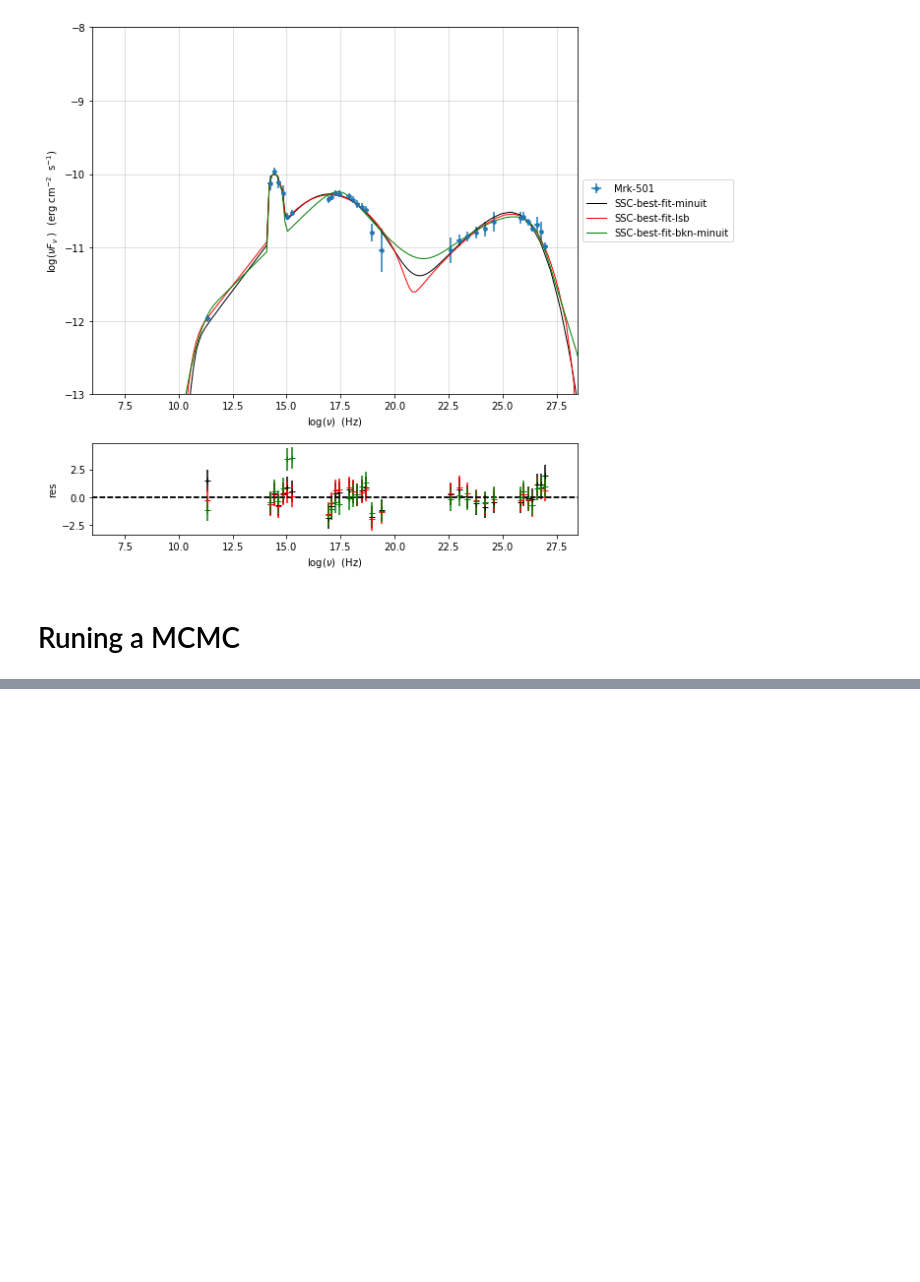
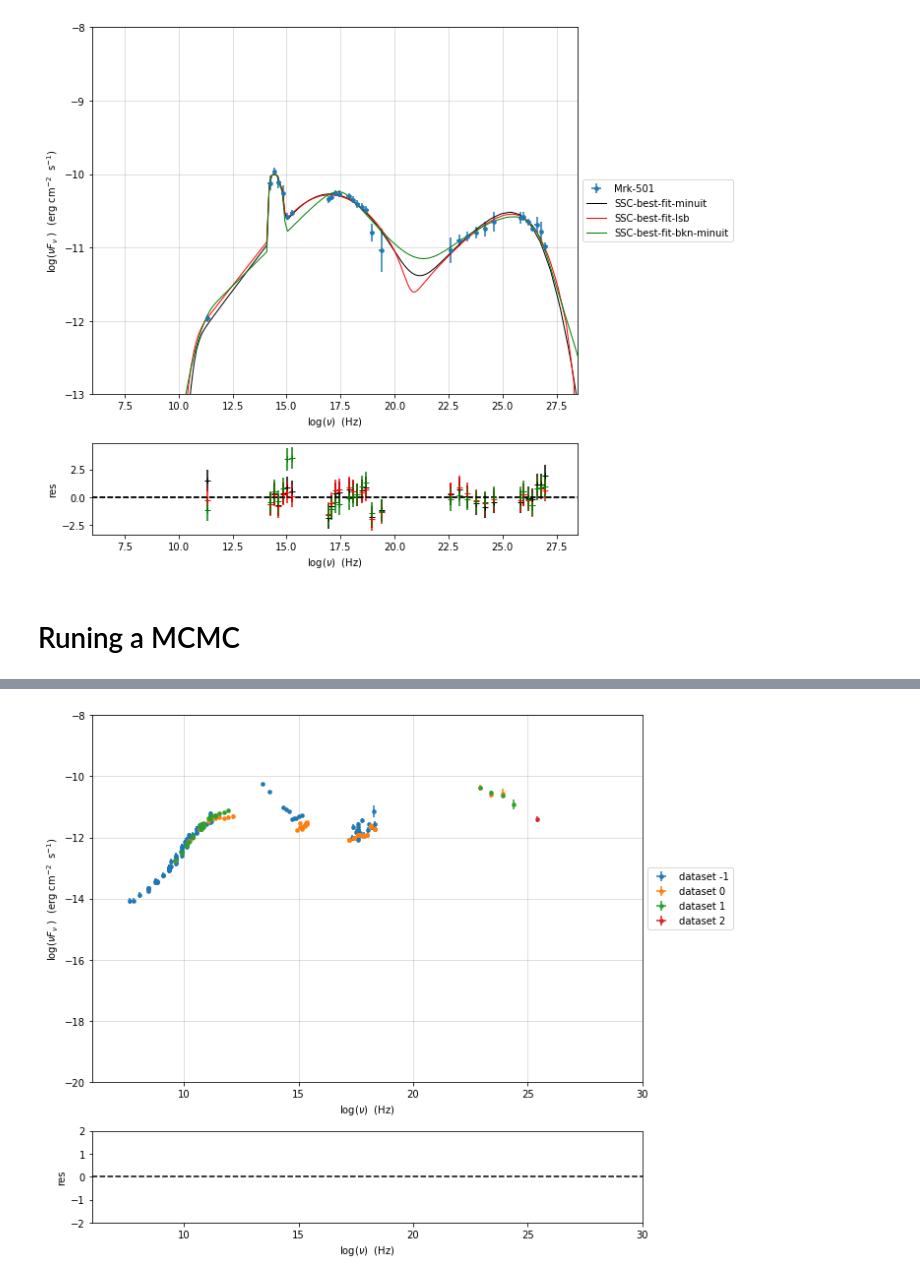
Before and after one commit to andreatramacere/jetset, a Jupyter notebook: notebooks/QuickStart.ipynb, the cells around one changed output, grey strips where cells are left out. Cells and saved outputs as stored; diff of their text form; code cells hidden in the pictures; blank space fills up the shorter version.

```diff
--- a/notebooks/QuickStart.ipynb
+++ b/notebooks/QuickStart.ipynb
@@ -1015,0 +1025,9 @@ f=mcmc.corner_plot()
+# %%
+data=Data.from_file(test_SEDs[0])
+# %%
+sed_data=ObsData(data_table=data)
+# %%
+%matplotlib inline
+p=sed_data.plot_sed(show_dataset=True)
+# %% [output]
+[figure, added]
```
Also changed, not shown: parts of 19 cells of this notebook, 8 other files.
